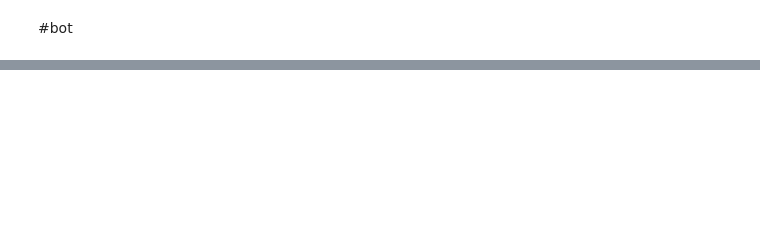
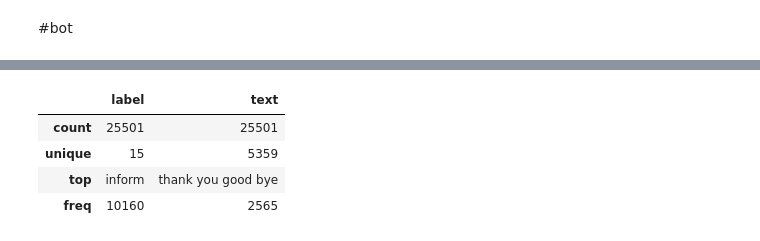
Before and after one commit to gusluchetti/uu-methods-ai-research, a Jupyter notebook: MAIR_Part_1a_text_classification.ipynb, the cells around one changed output, grey strips where cells are left out. Saved outputs shown, nothing was run; the diff lists cells and outputs as text; code cells hidden in the pictures; blank space fills up the shorter version.

```diff
--- a/MAIR_Part_1a_text_classification.ipynb
+++ b/MAIR_Part_1a_text_classification.ipynb
@@ -72,0 +215,8 @@ msg_train, msg_test, label_train, label_test = train_test_split(df['text'], df['
+# %%
+df.describe()
+# %% [output]
+|  | label | text |
+| count | 25501 | 25501 |
+| unique | 15 | 5359 |
+| top | inform | thank you good bye |
+| freq | 10160 | 2565 |
```
Also changed, not shown: parts of 26 cells of this notebook.
